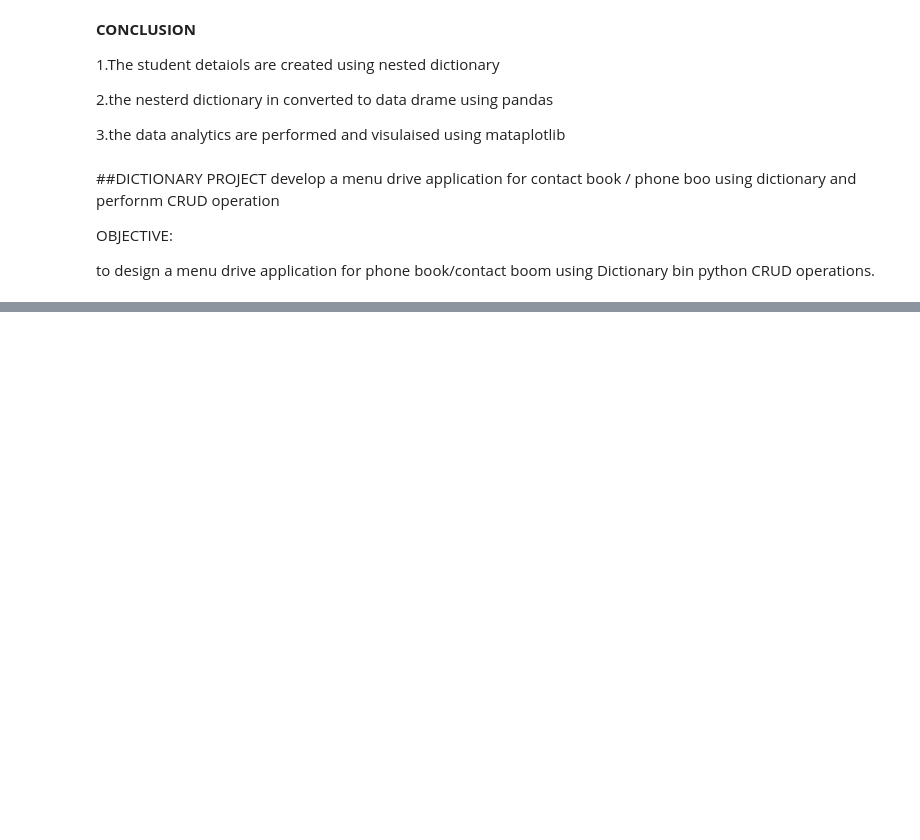
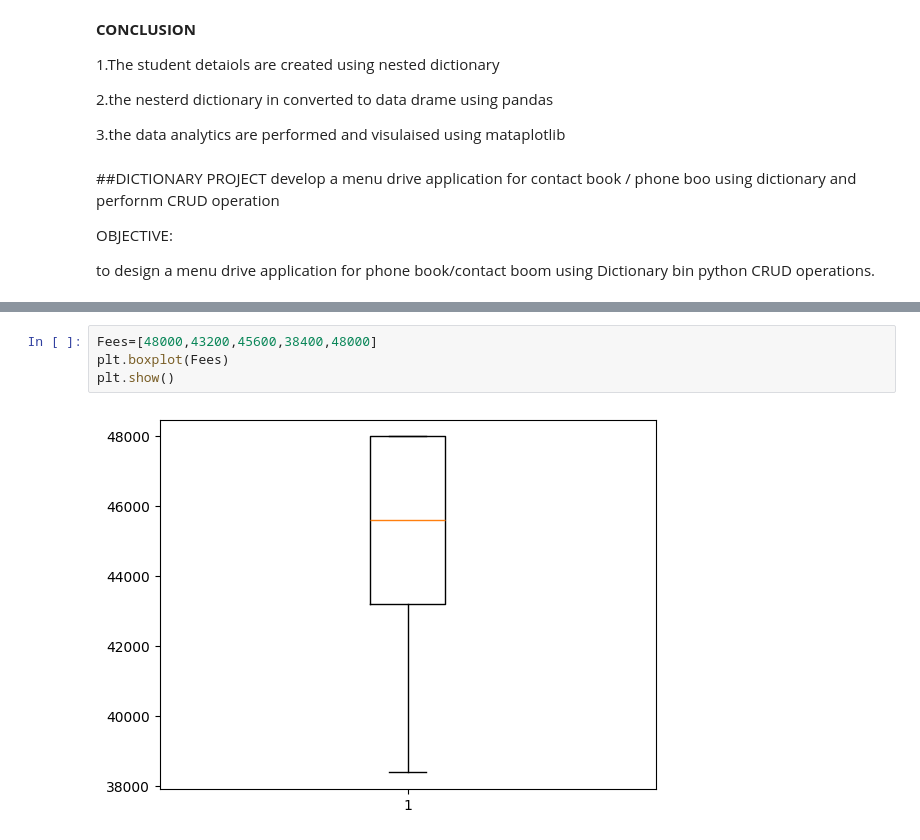
Before and after one commit to Janith-20/MED23CL202-, a Jupyter notebook: python_med.ipynb, the cells around one changed output, grey strips where cells are left out. Drawn from its saved outputs; the diff is of its cells as text; blank space fills up the shorter version.

```diff
--- a/python_med.ipynb
+++ b/python_med.ipynb
@@ -515,0 +544,6 @@ to design a menu drive application for phone book/contact boom using Dictionary
+# %%
+Fees=[48000,43200,45600,38400,48000]
+plt.boxplot(Fees)
+plt.show()
+# %% [output]
+[figure, added]
```
Also changed, not shown: parts of 19 cells of this notebook.
